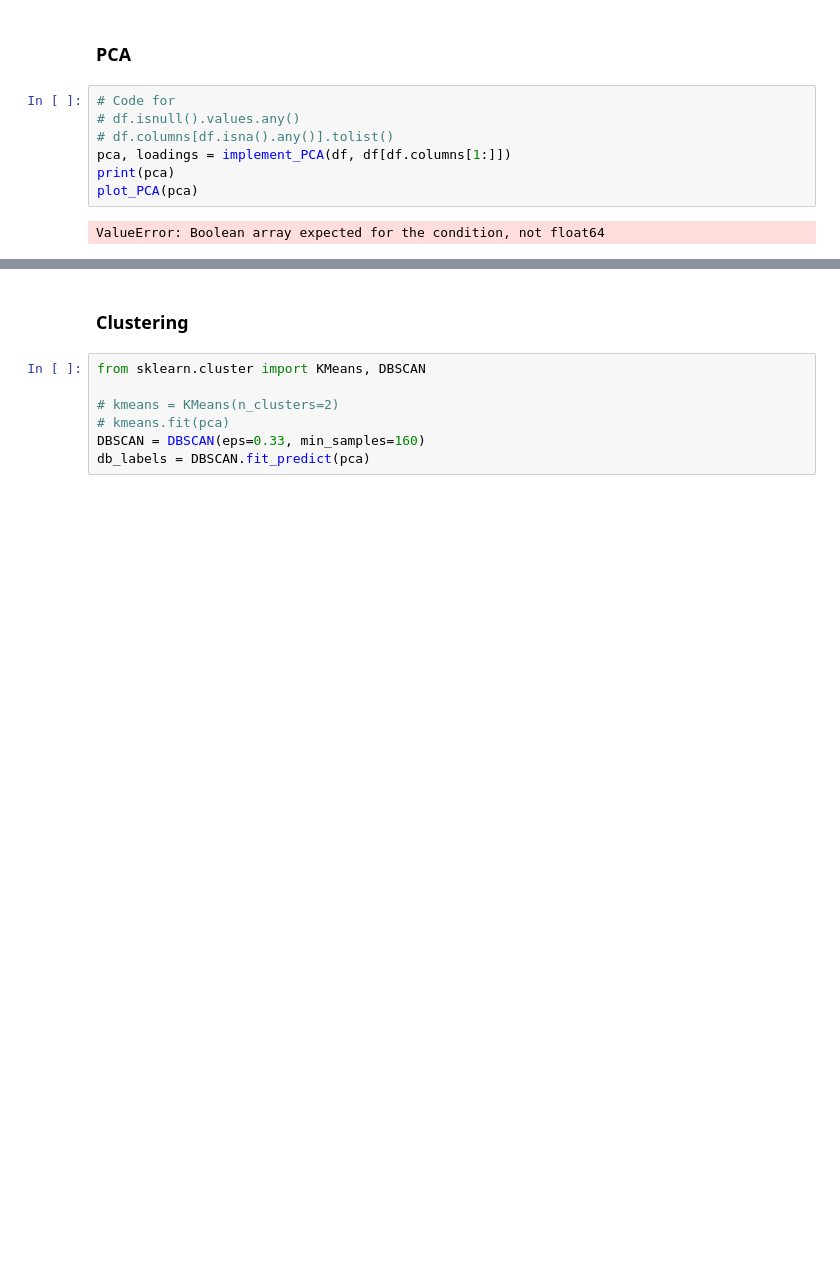
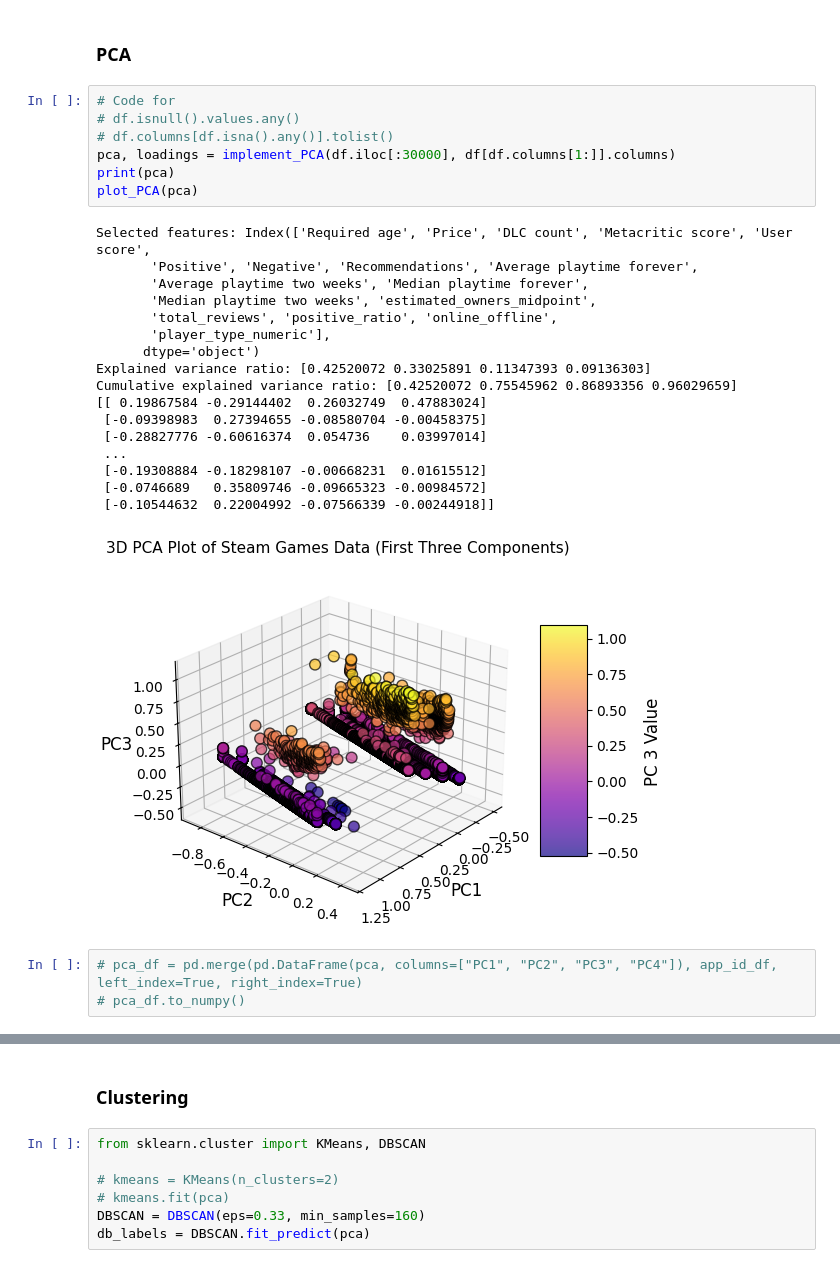
Before and after one commit to arina-sbz/games-cluster-analysis, a Jupyter notebook: games_analysis.ipynb, the cells around one changed output, grey strips where cells are left out. Drawn from its saved outputs; the diff is of its cells as text; blank space fills up the shorter version.

```diff
--- a/games_analysis.ipynb
+++ b/games_analysis.ipynb
@@ -785,12 +790,31 @@ plt.show()
 # %%
 # Code for
 # df.isnull().values.any()
 # df.columns[df.isna().any()].tolist()
-pca, loadings = implement_PCA(df, df[df.columns[1:]])
+pca, loadings = implement_PCA(df.iloc[:30000], df[df.columns[1:]].columns)
 print(pca)
 plot_PCA(pca)
 # %% [output]
-ValueError: Boolean array expected for the condition, not float64
+Selected features: Index(['Required age', 'Price', 'DLC count', 'Metacritic score', 'User score',
+       'Positive', 'Negative', 'Recommendations', 'Average playtime forever',
+       'Average playtime two weeks', 'Median playtime forever',
+       'Median playtime two weeks', 'estimated_owners_midpoint',
+       'total_reviews', 'positive_ratio', 'online_offline',
+       'player_type_numeric'],
+      dtype='object')
+Explained variance ratio: [0.42520072 0.33025891 0.11347393 0.09136303]
+Cumulative explained variance ratio: [0.42520072 0.75545962 0.86893356 0.96029659]
+[[ 0.19867584 -0.29144402  0.26032749  0.47883024]
+ [-0.09398983  0.27394655 -0.08580704 -0.00458375]
+ [-0.28827776 -0.60616374  0.054736    0.03997014]
+ ...
+ [-0.19308884 -0.18298107 -0.00668231  0.01615512]
+ [-0.0746689   0.35809746 -0.09665323 -0.00984572]
+ [-0.10544632  0.22004992 -0.07566339 -0.00244918]]
+[figure, added]
+# %%
+# pca_df = pd.merge(pd.DataFrame(pca, columns=["PC1", "PC2", "PC3", "PC4"]), app_id_df, left_index=True, right_index=True)
+# pca_df.to_numpy()
 # %%
 print(loadings)
 # %% [output]
```
Also changed, not shown: parts of 42 cells of this notebook.
